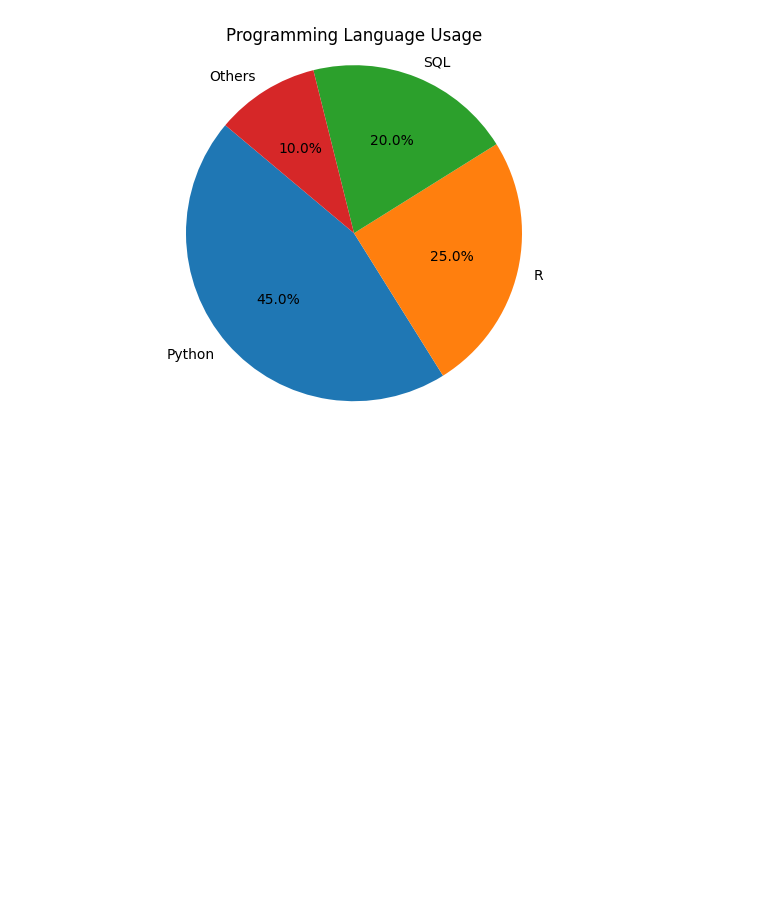
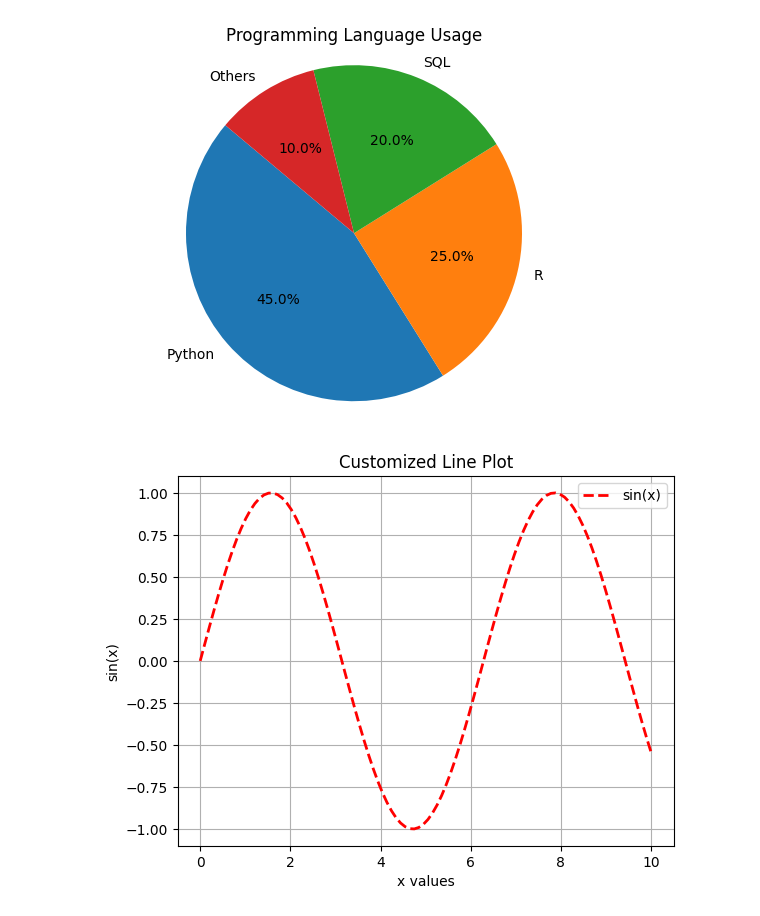
Before and after one commit to ARUNAGIRINATHAN-K/Python-For-Data-Science, a Jupyter notebook: notebooks/03_visualization_matplotlib.ipynb, the cells around one changed output. Cells and saved outputs as stored; diff of their text form; code cells hidden in the pictures; blank space fills up the shorter version.

Commit message:
Customized plot

```diff
--- a/notebooks/03_visualization_matplotlib.ipynb
+++ b/notebooks/03_visualization_matplotlib.ipynb
@@ -63,3 +63,16 @@ plt.axis('equal')  # Equal aspect ratio ensures the pie is circular.
 plt.show()
 # %% [output]
 [figure]
+# %%
+x = np.linspace(0, 10, 100)
+y = np.sin(x)
+
+plt.plot(x, y, color='red', linestyle='--', linewidth=2, label='sin(x)')
+plt.title("Customized Line Plot")
+plt.xlabel("x values")
+plt.ylabel("sin(x)")
+plt.legend()
+plt.grid(True)
+plt.show()
+# %% [output]
+[figure, added]
```
